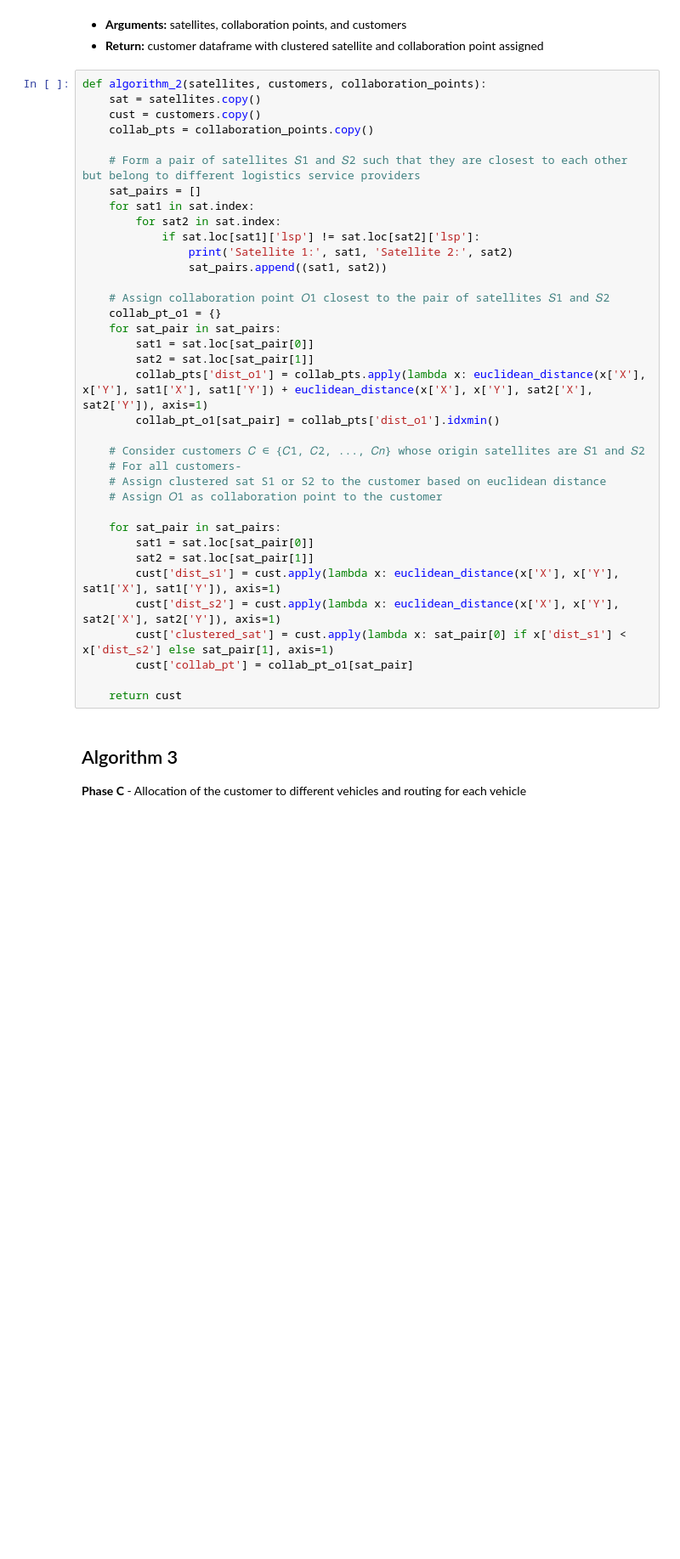
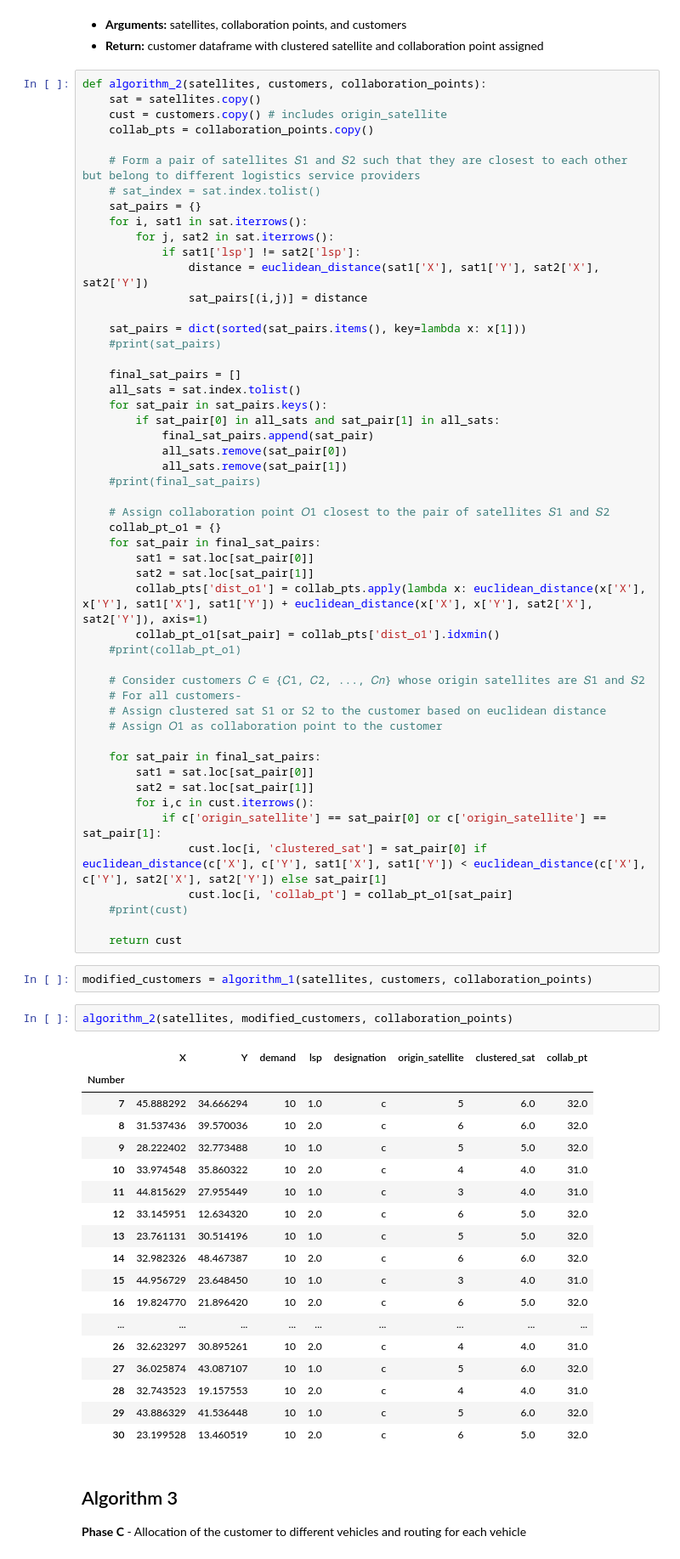
Before and after one commit to ayush4ise/Collaborative-Last-Mile-Delivery, a Jupyter notebook: heuristics.ipynb, the cells around one changed output. Shown at 85% size. Drawn from its saved outputs; the diff is of its cells as text; blank space fills up the shorter version.

Commit message:
algorithm 2
algorithm 2 completed

```diff
--- a/heuristics.ipynb
+++ b/heuristics.ipynb
@@ -131,39 +140,77 @@ algorithm_1(satellites, customers, collaboration_points)
 # %%
 def algorithm_2(satellites, customers, collaboration_points):
     sat = satellites.copy()
-    cust = customers.copy()
+    cust = customers.copy() # includes origin_satellite
     collab_pts = collaboration_points.copy()
 
     # Form a pair of satellites 𝑆1 and 𝑆2 such that they are closest to each other but belong to different logistics service providers
-    sat_pairs = []
-    for sat1 in sat.index:
-        for sat2 in sat.index:
-            if sat.loc[sat1]['lsp'] != sat.loc[sat2]['lsp']:
-                print('Satellite 1:', sat1, 'Satellite 2:', sat2)
-                sat_pairs.append((sat1, sat2))
+    # sat_index = sat.index.tolist()
+    sat_pairs = {}
+    for i, sat1 in sat.iterrows():
+        for j, sat2 in sat.iterrows():
+            if sat1['lsp'] != sat2['lsp']:
+                distance = euclidean_distance(sat1['X'], sat1['Y'], sat2['X'], sat2['Y'])
+                sat_pairs[(i,j)] = distance
+
+    sat_pairs = dict(sorted(sat_pairs.items(), key=lambda x: x[1]))
+    #print(sat_pairs)
+
+    final_sat_pairs = []
+    all_sats = sat.index.tolist()
+    for sat_pair in sat_pairs.keys():
+        if sat_pair[0] in all_sats and sat_pair[1] in all_sats:
+            final_sat_pairs.append(sat_pair)
+            all_sats.remove(sat_pair[0])
+            all_sats.remove(sat_pair[1])
+    #print(final_sat_pairs)
 
     # Assign collaboration point 𝑂1 closest to the pair of satellites 𝑆1 and 𝑆2
     collab_pt_o1 = {}
-    for sat_pair in sat_pairs:
+    for sat_pair in final_sat_pairs:
         sat1 = sat.loc[sat_pair[0]]
         sat2 = sat.loc[sat_pair[1]]
         collab_pts['dist_o1'] = collab_pts.apply(lambda x: euclidean_distance(x['X'], x['Y'], sat1['X'], sat1['Y']) + euclidean_distance(x['X'], x['Y'], sat2['X'], sat2['Y']), axis=1)
         collab_pt_o1[sat_pair] = collab_pts['dist_o1'].idxmin()
+    #print(collab_pt_o1)
 
     # Consider customers 𝐶 ∈ {𝐶1, 𝐶2, ..., 𝐶𝑛} whose origin satellites are 𝑆1 and 𝑆2
     # For all customers-
     # Assign clustered sat S1 or S2 to the customer based on euclidean distance
     # Assign 𝑂1 as collaboration point to the customer
 
-    for sat_pair in sat_pairs:
+    for sat_pair in final_sat_pairs:
         sat1 = sat.loc[sat_pair[0]]
         sat2 = sat.loc[sat_pair[1]]
-        cust['dist_s1'] = cust.apply(lambda x: euclidean_distance(x['X'], x['Y'], sat1['X'], sat1['Y']), axis=1)
-        cust['dist_s2'] = cust.apply(lambda x: euclidean_distance(x['X'], x['Y'], sat2['X'], sat2['Y']), axis=1)
-        cust['clustered_sat'] = cust.apply(lambda x: sat_pair[0] if x['dist_s1'] < x['dist_s2'] else sat_pair[1], axis=1)
-        cust['collab_pt'] = collab_pt_o1[sat_pair]
+        for i,c in cust.iterrows():
+            if c['origin_satellite'] == sat_pair[0] or c['origin_satellite'] == sat_pair[1]:
+                cust.loc[i, 'clustered_sat'] = sat_pair[0] if euclidean_distance(c['X'], c['Y'], sat1['X'], sat1['Y']) < euclidean_distance(c['X'], c['Y'], sat2['X'], sat2['Y']) else sat_pair[1]
+                cust.loc[i, 'collab_pt'] = collab_pt_o1[sat_pair]
+    #print(cust)
 
     return cust
+# %%
+modified_customers = algorithm_1(satellites, customers, collaboration_points)
+# %%
+algorithm_2(satellites, modified_customers, collaboration_points)
+# %% [output]
+|  | X | Y | demand | lsp | designation | origin_satellite | clustered_sat | collab_pt |
+| Number |  |  |  |  |  |  |  |  |
+| 7 | 45.888292 | 34.666294 | 10 | 1.0 | c | 5 | 6.0 | 32.0 |
+| 8 | 31.537436 | 39.570036 | 10 | 2.0 | c | 6 | 6.0 | 32.0 |
+| 9 | 28.222402 | 32.773488 | 10 | 1.0 | c | 5 | 5.0 | 32.0 |
+| 10 | 33.974548 | 35.860322 | 10 | 2.0 | c | 4 | 4.0 | 31.0 |
+| 11 | 44.815629 | 27.955449 | 10 | 1.0 | c | 3 | 4.0 | 31.0 |
+| 12 | 33.145951 | 12.634320 | 10 | 2.0 | c | 6 | 5.0 | 32.0 |
+| 13 | 23.761131 | 30.514196 | 10 | 1.0 | c | 5 | 5.0 | 32.0 |
+| 14 | 32.982326 | 48.467387 | 10 | 2.0 | c | 6 | 6.0 | 32.0 |
+| 15 | 44.956729 | 23.648450 | 10 | 1.0 | c | 3 | 4.0 | 31.0 |
+| 16 | 19.824770 | 21.896420 | 10 | 2.0 | c | 6 | 5.0 | 32.0 |
+| ... | ... | ... | ... | ... | ... | ... | ... | ... |
+| 26 | 32.623297 | 30.895261 | 10 | 2.0 | c | 4 | 4.0 | 31.0 |
+| 27 | 36.025874 | 43.087107 | 10 | 1.0 | c | 5 | 6.0 | 32.0 |
+| 28 | 32.743523 | 19.157553 | 10 | 2.0 | c | 4 | 4.0 | 31.0 |
+| 29 | 43.886329 | 41.536448 | 10 | 1.0 | c | 5 | 6.0 | 32.0 |
+| 30 | 23.199528 | 13.460519 | 10 | 2.0 | c | 6 | 5.0 | 32.0 |
 # %% [markdown]
 ## Algorithm 3
 **Phase C** - Allocation of the customer to different vehicles and routing for each vehicle
```
Also changed, not shown: parts of 5 cells of this notebook, 3 other files.
